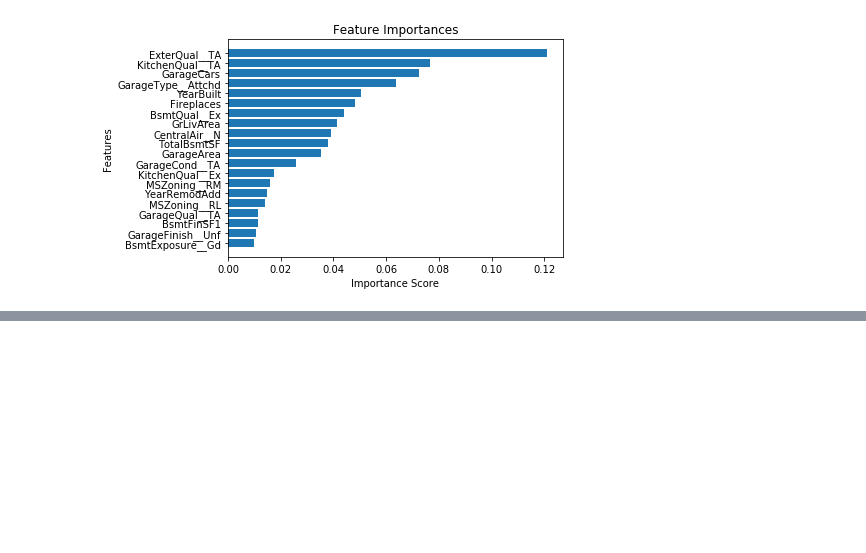
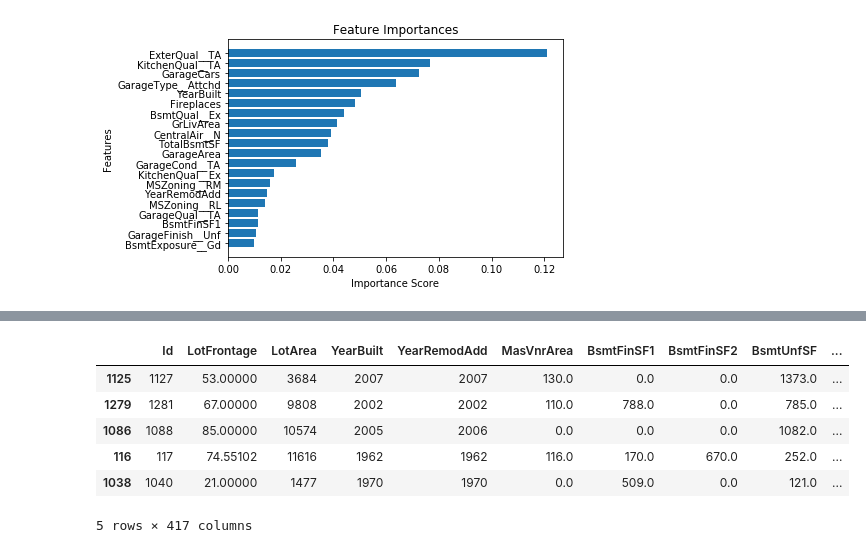
Before and after one commit to xc0878/Machine-Learning-Project, a Jupyter notebook: XingC/xingC_final_models.ipynb, the cells around one changed output, grey strips where cells are left out. Saved outputs shown, nothing was run; the diff lists cells and outputs as text; code cells hidden in the pictures; blank space fills up the shorter version.

Commit message:
updated with csv
update final model, added test and train data set with predicted prices

```diff
--- a/XingC/xingC_final_models.ipynb
+++ b/XingC/xingC_final_models.ipynb
@@ -380,0 +336,8 @@ test_set_prices.shape
+# %%
+train_predicted_price = np.expm1(random_xgb1.predict(X))
+# %%
+X['train_predicted_price'] = train_predicted_price
+# %%
+X['SalePrice'] = np.expm1(y)
+# %%
+trainset_updated_predicted_price = X
@@ -380,0 +346,10 @@ test_set_prices.shape
+# %%
+trainset_updated_predicted_price.sample(5)
+# %% [output]
+|  | Id | LotFrontage | LotArea | YearBuilt | YearRemodAdd | MasVnrArea | BsmtFinSF1 | BsmtFinSF2 | BsmtUnfSF | ... |
+| 1125 | 1127 | 53.00000 | 3684 | 2007 | 2007 | 130.0 | 0.0 | 0.0 | 1373.0 | ... |
+| 1279 | 1281 | 67.00000 | 9808 | 2002 | 2002 | 110.0 | 788.0 | 0.0 | 785.0 | ... |
+| 1086 | 1088 | 85.00000 | 10574 | 2005 | 2006 | 0.0 | 0.0 | 0.0 | 1082.0 | ... |
+| 116 | 117 | 74.55102 | 11616 | 1962 | 1962 | 116.0 | 170.0 | 670.0 | 252.0 | ... |
+| 1038 | 1040 | 21.00000 | 1477 | 1970 | 1970 | 0.0 | 509.0 | 0.0 | 121.0 | ... |
+5 rows × 417 columns
```
Also changed, not shown: parts of 17 cells of this notebook, 2 other files.
